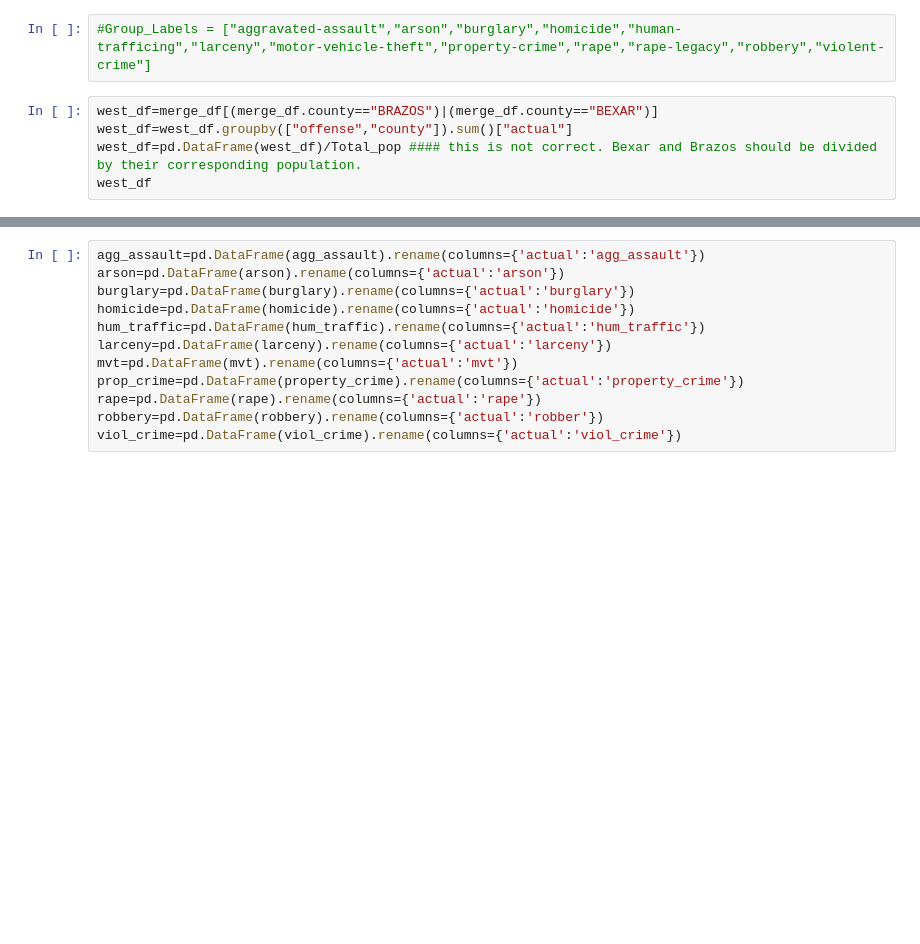
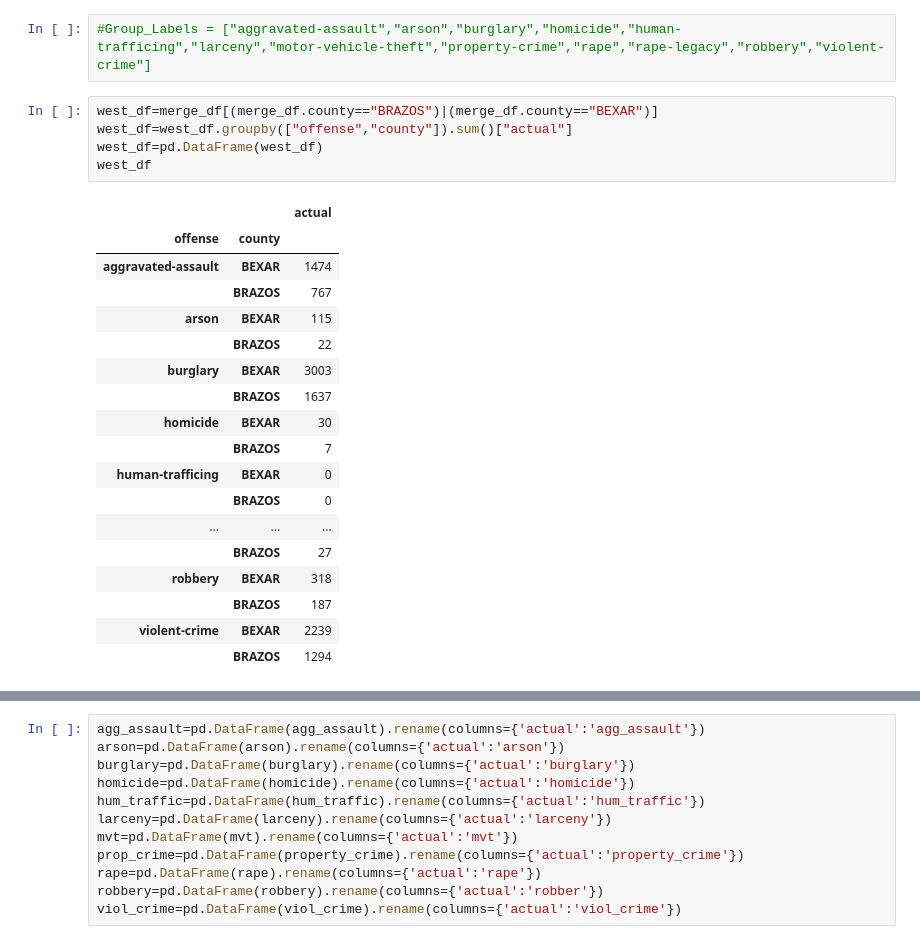
Before and after one commit to Aprieto7/Project-1, a Jupyter notebook: Crime_Data.ipynb, the cells around one changed output, grey strips where cells are left out. Drawn from its saved outputs; the diff is of its cells as text; blank space fills up the shorter version.

```diff
--- a/Crime_Data.ipynb
+++ b/Crime_Data.ipynb
@@ -388,5 +449,24 @@ plt.savefig("../figures/correlation_between_types_of_crime")
 # %%
 west_df=merge_df[(merge_df.county=="BRAZOS")|(merge_df.county=="BEXAR")]
 west_df=west_df.groupby(["offense","county"]).sum()["actual"]
-west_df=pd.DataFrame(west_df)/Total_pop #### this is not correct. Bexar and Brazos should be divided by their corresponding population.
+west_df=pd.DataFrame(west_df)
 west_df
+# %% [output]
+|  |  | actual |
+| offense | county |  |
+| aggravated-assault | BEXAR | 1474 |
+|  | BRAZOS | 767 |
+| arson | BEXAR | 115 |
+|  | BRAZOS | 22 |
+| burglary | BEXAR | 3003 |
+|  | BRAZOS | 1637 |
+| homicide | BEXAR | 30 |
+|  | BRAZOS | 7 |
+| human-trafficing | BEXAR | 0 |
+|  | BRAZOS | 0 |
+| ... | ... | ... |
+|  | BRAZOS | 27 |
+| robbery | BEXAR | 318 |
+|  | BRAZOS | 187 |
+| violent-crime | BEXAR | 2239 |
+|  | BRAZOS | 1294 |
```
Also changed, not shown: parts of 17 cells of this notebook, 6 other files.
